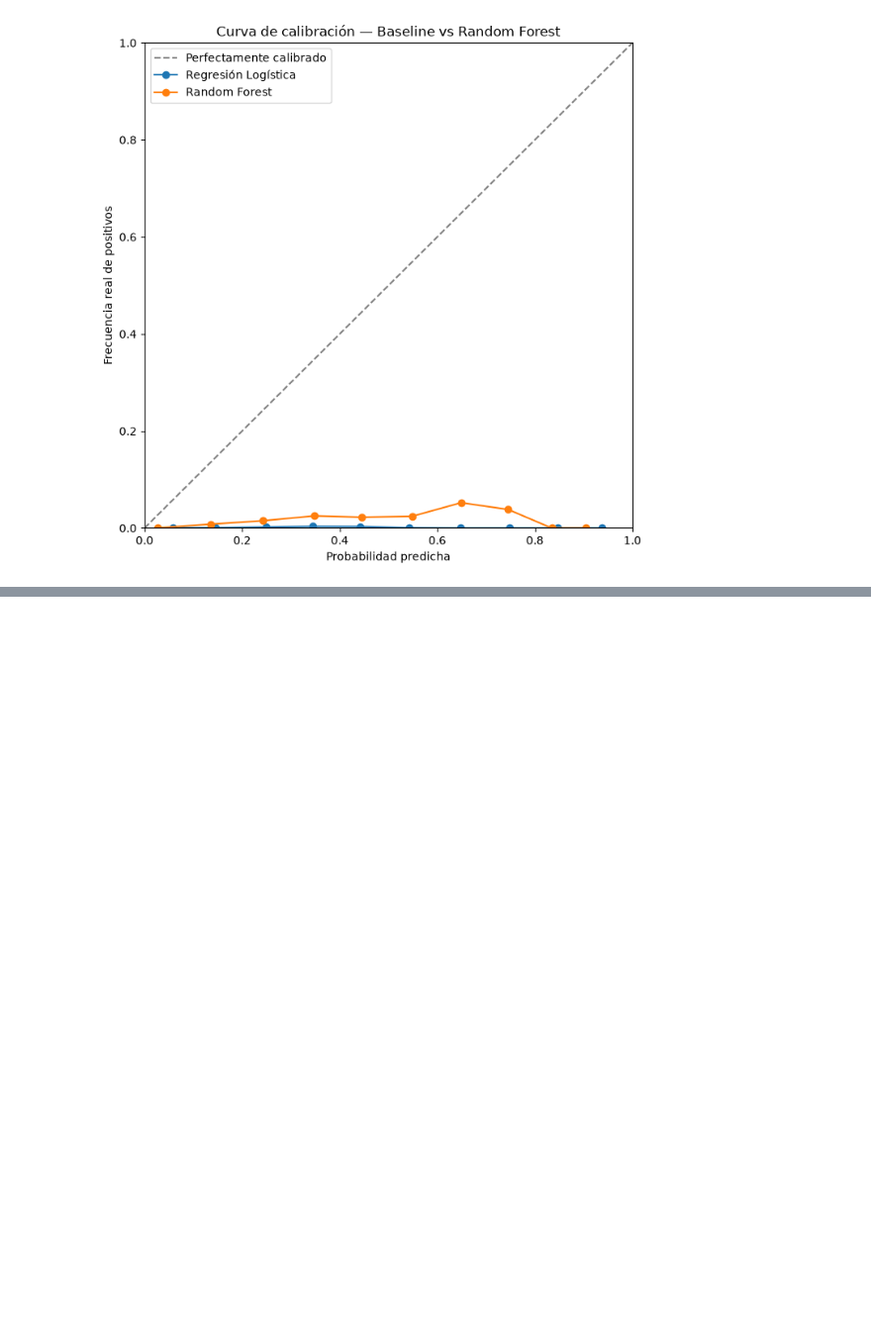
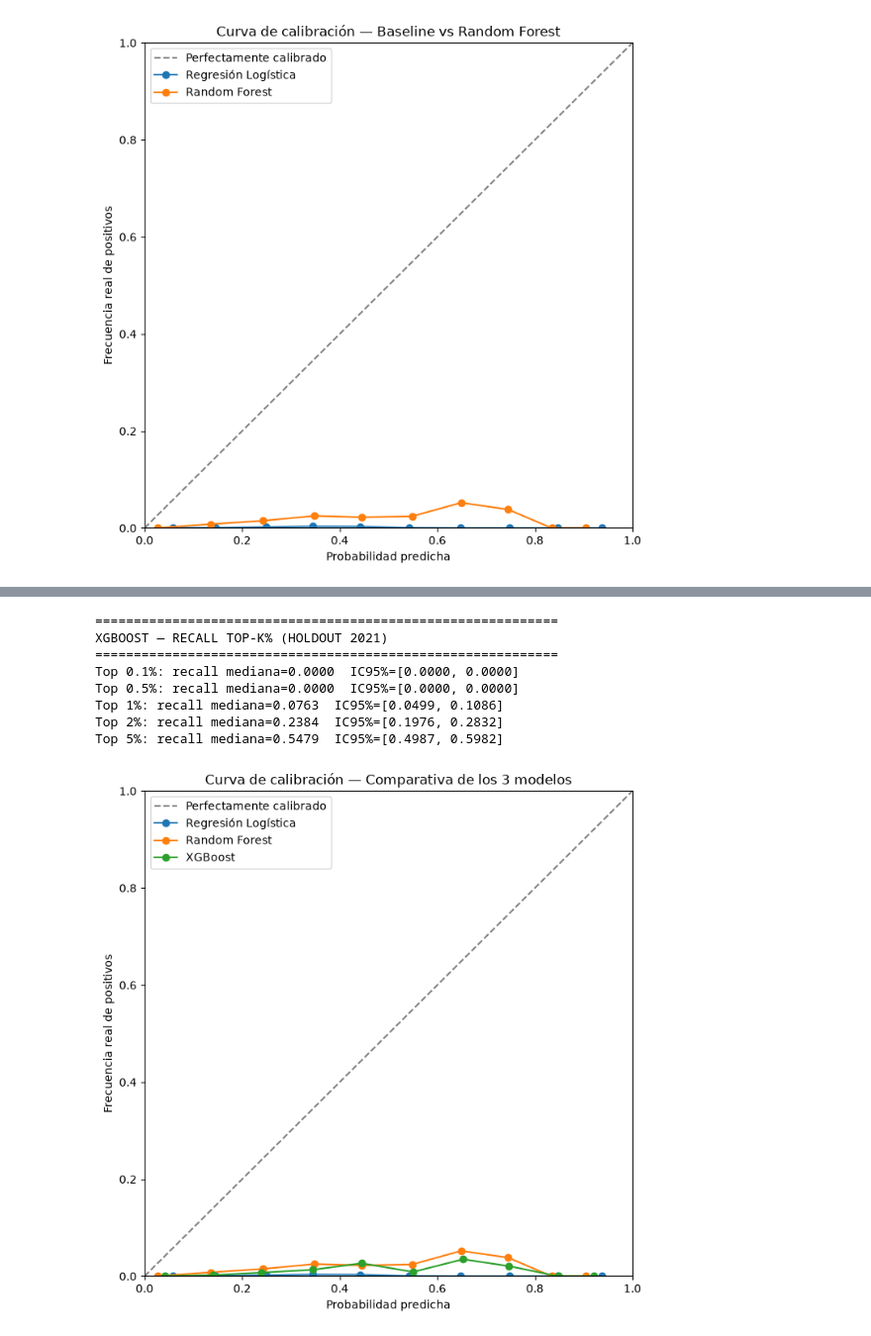
Before and after one commit to TheWhiteSavage/TrabajoFinMaster, a Jupyter notebook: 04_Model.ipynb, the cells around one changed output, grey strips where cells are left out. Shown at 99% size. Drawn from its saved outputs; the diff is of its cells as text; code cells hidden in the pictures; blank space fills up the shorter version.

```diff
--- a/04_Model.ipynb
+++ b/04_Model.ipynb
@@ -1509,0 +1677,14 @@ plt.show()
+# %%
+# ============================================================
+# HOLDOUT FINAL (2021)
+# ============================================================
+proba_test_xgb = modelo_xgb_final.predict_proba(holdout["X_test"])[:, 1]
+metricas_xgb_holdout = evaluar_modelo(holdout["y_test"], proba_test_xgb, threshold=umbral_xgb_final)
+
+print_header("XGBOOST — HOLDOUT 2021 (umbral sin fuga)")
+for k, v in metricas_xgb_holdout.items():
+    print(f"{k:25s}: {v:.4f}")
+
+print(f"\nComparación con modelos anteriores en el mismo holdout:")
+print(f"  PR-AUC  — Logística: {metricas_holdout['PR-AUC']:.4f} | RF: {metricas_rf_holdout['PR-AUC']:.4f} | XGB: {metricas_xgb_holdout['PR-AUC']:.4f}")
+print(f"  ROC-AUC — Logística: {metricas_holdout['ROC-AUC']:.4f} | RF: {metricas_rf_holdout['ROC-AUC']:.4f} | XGB: {metricas_xgb_holdout['ROC-AUC']:.4f}")
@@ -1509,0 +1734,33 @@ plt.show()
+# %%
+# ============================================================
+# DIAGNÓSTICOS — RECALL@TOP-K%
+# ============================================================
+print_header("XGBOOST — RECALL TOP-K% (HOLDOUT 2021)")
+for p in [0.1, 0.5, 1, 2, 5]:
+    ic = recall_en_top_k_bootstrap(proba_test_xgb, holdout["y_test"].values, p)
+    print(f"Top {p}%: recall mediana={ic[1]:.4f}  IC95%=[{ic[0]:.4f}, {ic[2]:.4f}]")
+
+prob_true_xgb, prob_pred_xgb = calibration_curve(holdout["y_test"], proba_test_xgb, n_bins=10)
+
+fig, ax = plt.subplots(figsize=(7,7))
+ax.plot([0,1],[0,1], "--", color="gray", label="Perfectamente calibrado")
+ax.plot(prob_pred, prob_true, marker="o", label="Regresión Logística")
+ax.plot(prob_pred_rf, prob_true_rf, marker="o", label="Random Forest")
+ax.plot(prob_pred_xgb, prob_true_xgb, marker="o", label="XGBoost")
+ax.set_xlabel("Probabilidad predicha")
+ax.set_ylabel("Frecuencia real de positivos")
+ax.set_title("Curva de calibración — Comparativa de los 3 modelos")
+ax.legend()
+ax.set_xlim(0,1); ax.set_ylim(0,1)
+plt.tight_layout()
+plt.show()
+# %% [output]
+============================================================
+XGBOOST — RECALL TOP-K% (HOLDOUT 2021)
+============================================================
+Top 0.1%: recall mediana=0.0000  IC95%=[0.0000, 0.0000]
+Top 0.5%: recall mediana=0.0000  IC95%=[0.0000, 0.0000]
+Top 1%: recall mediana=0.0763  IC95%=[0.0499, 0.1086]
+Top 2%: recall mediana=0.2384  IC95%=[0.1976, 0.2832]
+Top 5%: recall mediana=0.5479  IC95%=[0.4987, 0.5982]
+[figure, added]
```
Also changed, not shown: parts of 69 cells of this notebook, 1 other file.
